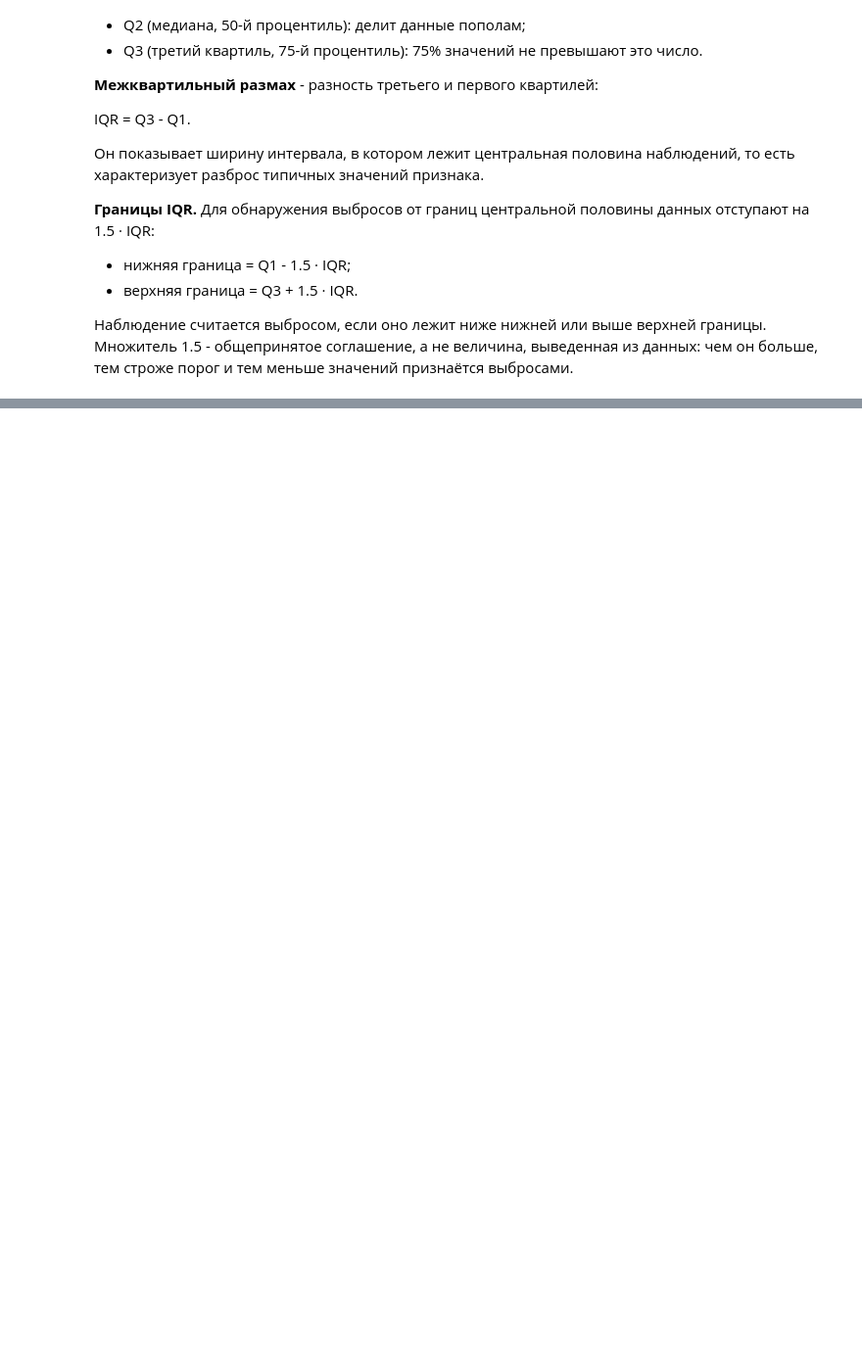
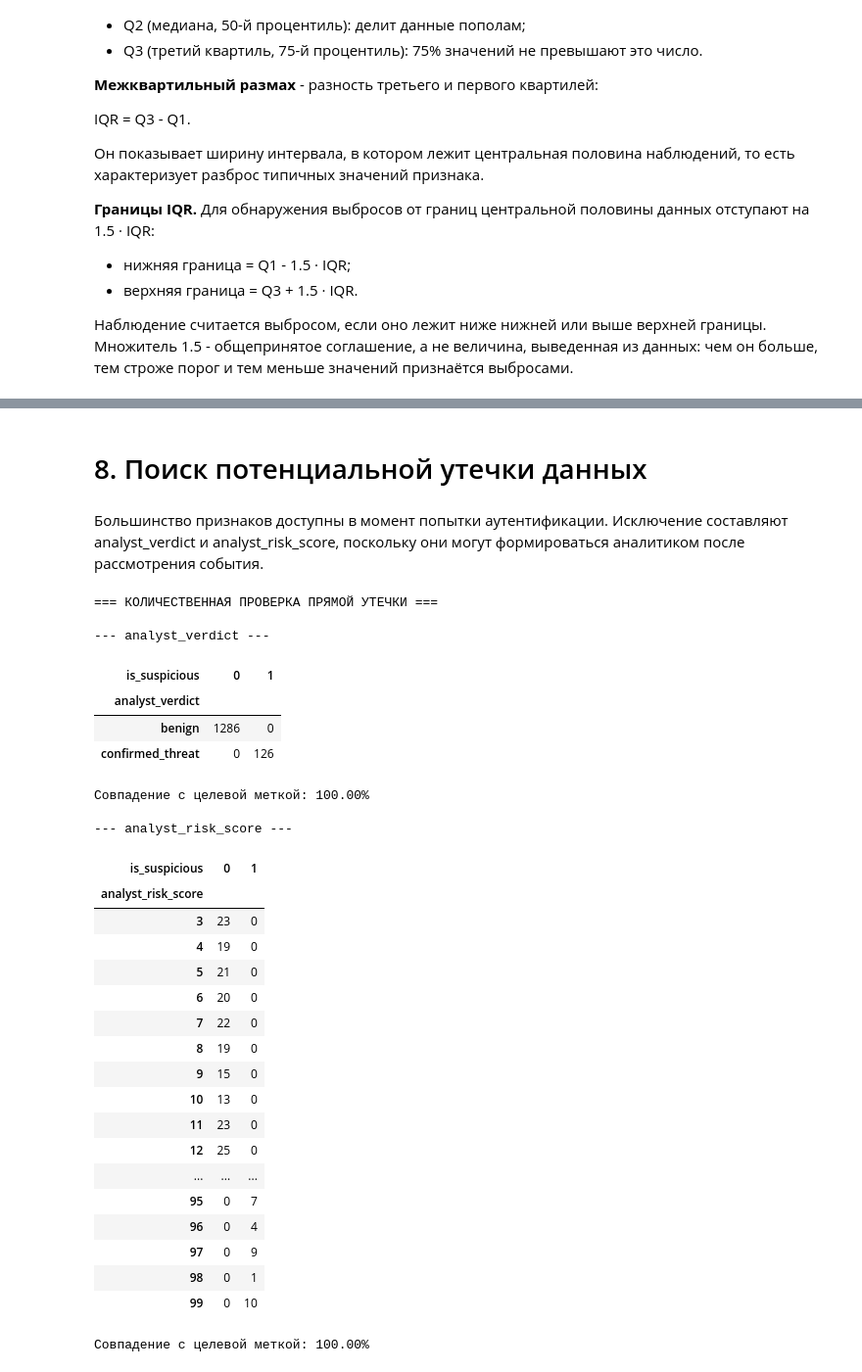
Before and after one commit to mamam111a/7-semester_AI_laboratory-1, a Jupyter notebook: lab01.ipynb, the cells around one changed output, grey strips where cells are left out. Shown at 98% size. Drawn from its saved outputs; the diff is of its cells as text; code cells hidden in the pictures; blank space fills up the shorter version.

```diff
--- a/lab01.ipynb
+++ b/lab01.ipynb
@@ -1127,0 +1179,44 @@ plt.close(fig)
+# %% [markdown]
+# 8. Поиск потенциальной утечки данных
+# %% [markdown]
+Большинство признаков доступны в момент попытки аутентификации. Исключение составляют analyst_verdict и analyst_risk_score, поскольку они могут формироваться аналитиком после рассмотрения события.
+# %%
+# ОТКРЫТЬ КОД
+# ==========================================
+print("=== КОЛИЧЕСТВЕННАЯ ПРОВЕРКА ПРЯМОЙ УТЕЧКИ ===")
+for col in ["analyst_verdict", "analyst_risk_score"]:
+    print(f"\n--- {col} ---")
+    table = pd.crosstab(df[col], df["is_suspicious"])
+    display(table)
+    accuracy = table.max(axis=1).sum() / table.to_numpy().sum() * 100
+    print(f"Совпадение с целевой меткой: {accuracy:.2f}%")
+# %% [output]
+=== КОЛИЧЕСТВЕННАЯ ПРОВЕРКА ПРЯМОЙ УТЕЧКИ ===
+
+--- analyst_verdict ---
+| is_suspicious | 0 | 1 |
+| analyst_verdict |  |  |
+| benign | 1286 | 0 |
+| confirmed_threat | 0 | 126 |
+Совпадение с целевой меткой: 100.00%
+
+--- analyst_risk_score ---
+| is_suspicious | 0 | 1 |
+| analyst_risk_score |  |  |
+| 3 | 23 | 0 |
+| 4 | 19 | 0 |
+| 5 | 21 | 0 |
+| 6 | 20 | 0 |
+| 7 | 22 | 0 |
+| 8 | 19 | 0 |
+| 9 | 15 | 0 |
+| 10 | 13 | 0 |
+| 11 | 23 | 0 |
+| 12 | 25 | 0 |
+| ... | ... | ... |
+| 95 | 0 | 7 |
+| 96 | 0 | 4 |
+| 97 | 0 | 9 |
+| 98 | 0 | 1 |
+| 99 | 0 | 10 |
+Совпадение с целевой меткой: 100.00%
```
Also changed, not shown: parts of 23 cells of this notebook.
